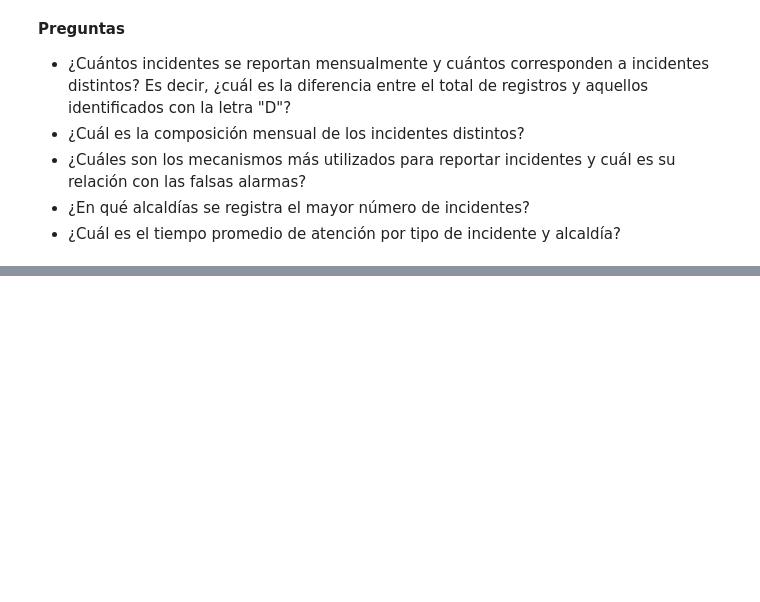
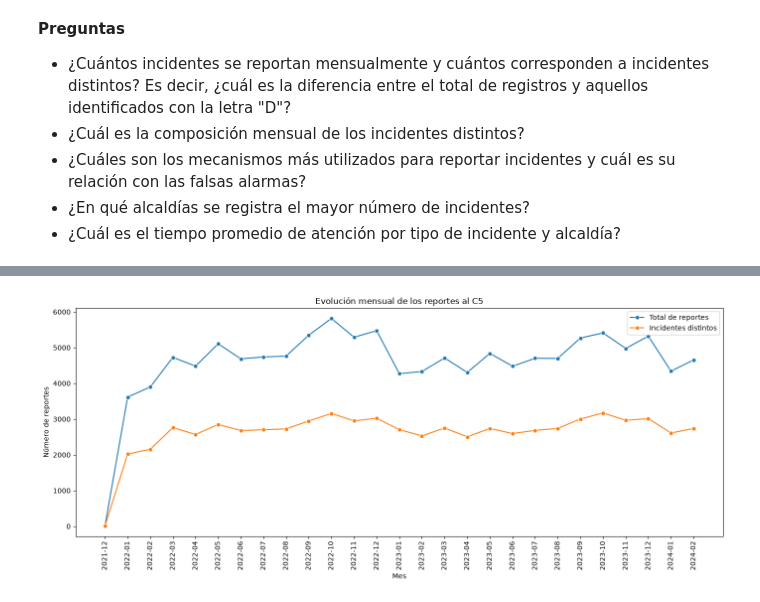
Before and after one commit to JafetR19/ds-project-team1-CGNR-JASR, a Jupyter notebook: notebooks/nb02_preguntas_visualizaciones.ipynb, the cells around one changed output, grey strips where cells are left out. Drawn from its saved outputs; the diff is of its cells as text; code cells hidden in the pictures; blank space fills up the shorter version.

Commit message:
Pregunta 1 casos totales

```diff
--- a/notebooks/nb02_preguntas_visualizaciones.ipynb
+++ b/notebooks/nb02_preguntas_visualizaciones.ipynb
@@ -38,0 +45,2 @@ df = df[df['cordenada_fuera_cdmx']==False]
+# %%
+df['fecha_hora_cierre'] = pd.to_datetime(df['fecha_hora_cierre'],format='%Y-%m-%d %H:%M:%S')
@@ -38,0 +53,3 @@ df = df[df['cordenada_fuera_cdmx']==False]
+# %%
+dias = { 0: 'Lunes',1: 'Martes',2: 'Miércoles',3: 'Jueves',4: 'Viernes',5: 'Sábado',6: 'Domingo'}
+df['dia_semana'] = (df['fecha_hora_creacion'].dt.dayofweek.map(dias))
@@ -38,0 +66,12 @@ df = df[df['cordenada_fuera_cdmx']==False]
+# %%
+# Crear periodo mensual
+df['periodo'] = df['fecha_hora_creacion'].dt.to_period('M')
+# %%
+df['duplicado'] = (
+    df['codigo_cierre']
+    .astype('string')
+    .str.strip()
+    .str.upper()
+    .eq('D')
+    .fillna(False)
+)
@@ -38,0 +117,28 @@ df = df[df['cordenada_fuera_cdmx']==False]
+# %%
+plt.figure(figsize=(14, 6))
+
+sns.lineplot(
+    data=tabla_mensual,
+    x=tabla_mensual['periodo'].astype(str),
+    y='total_reportes',
+    marker='o',
+    label='Total de reportes'
+)
+
+sns.lineplot(
+    data=tabla_mensual,
+    x=tabla_mensual['periodo'].astype(str),
+    y='incidentes_distintos',
+    marker='o',
+    label='Incidentes distintos'
+)
+
+plt.title('Evolución mensual de los reportes al C5')
+plt.xlabel('Mes')
+plt.ylabel('Número de reportes')
+plt.xticks(rotation=90)
+plt.legend()
+plt.tight_layout()
+plt.show()
+# %% [output]
+[figure, added]
```
Also changed, not shown: parts of 5 cells of this notebook.
